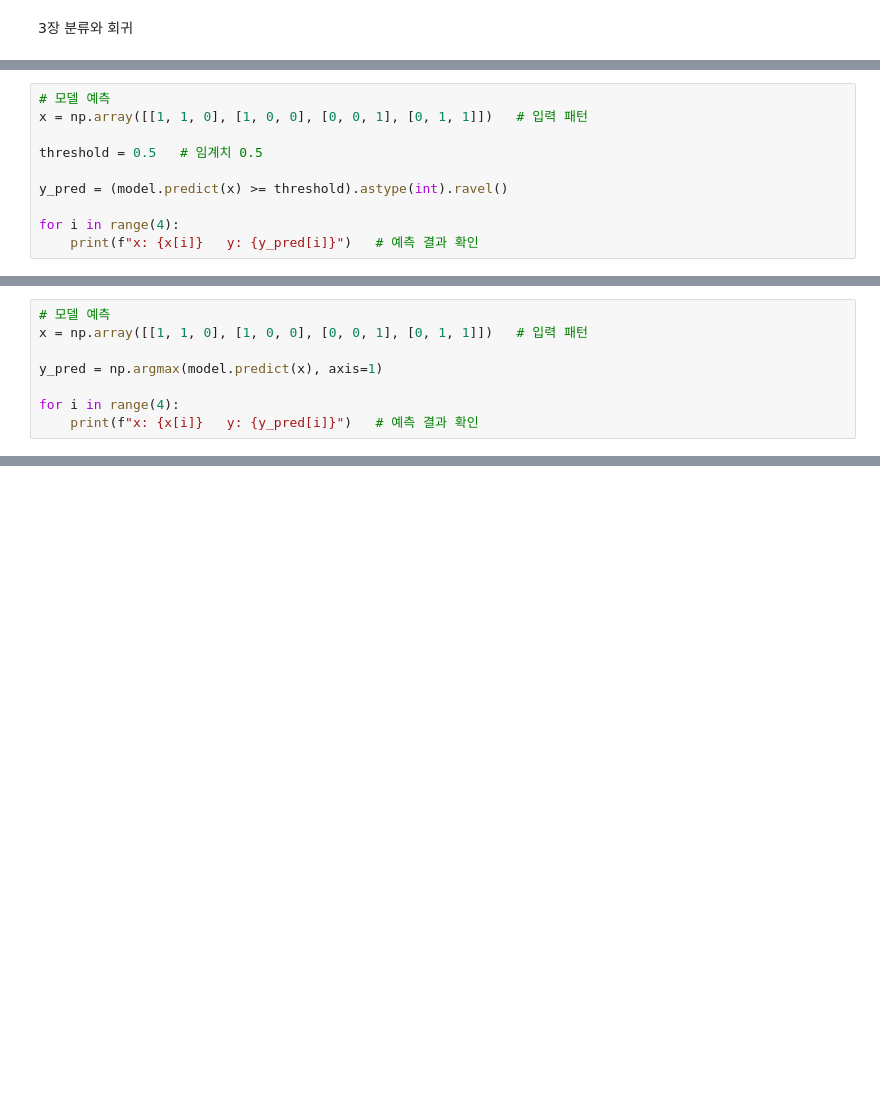
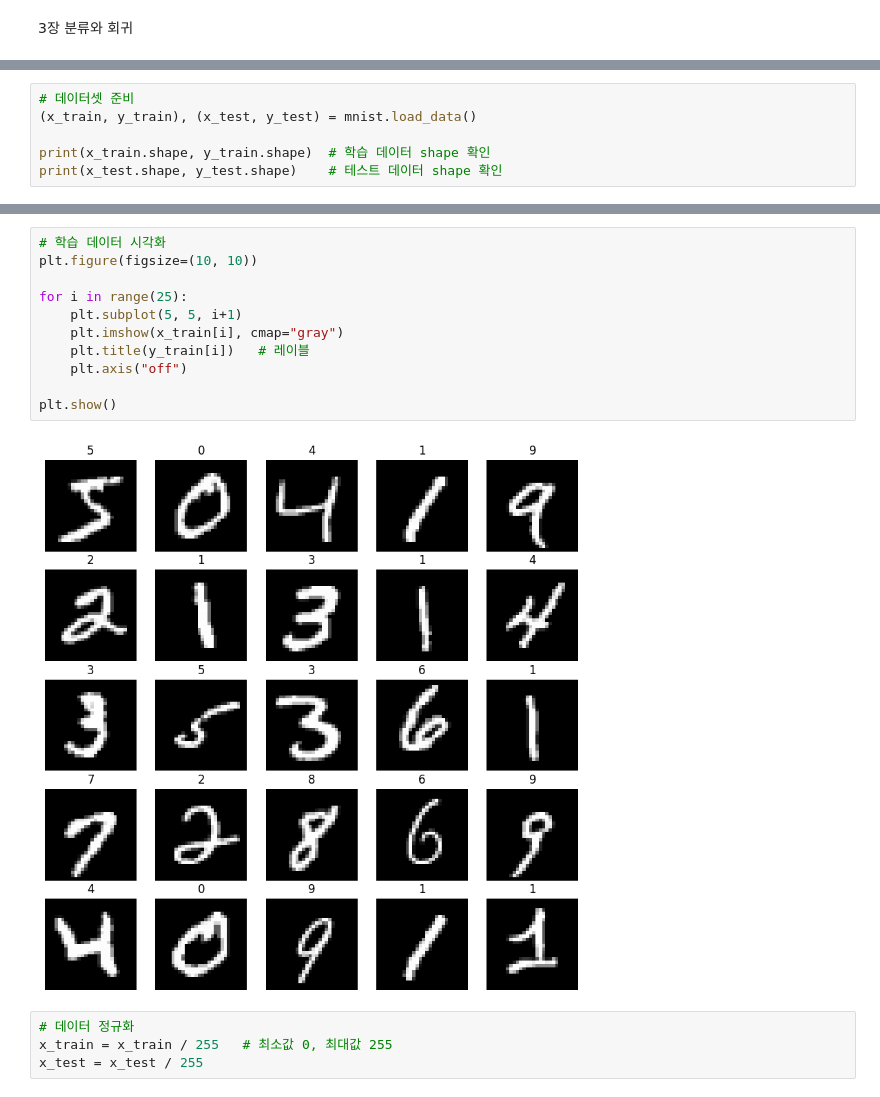
Before and after one commit to changsuk-oh/introduction-to-deep-learning, a Jupyter notebook: 3장_분류와_회귀.ipynb, the cells around one changed output, grey strips where cells are left out. Saved outputs shown, nothing was run; the diff lists cells and outputs as text; blank space fills up the shorter version.

```diff
--- a/3장_분류와_회귀.ipynb
+++ b/3장_분류와_회귀.ipynb
@@ -64,10 +2,0 @@ plt.show()
-# %%
-# 모델 예측
-x = np.array([[1, 1, 0], [1, 0, 0], [0, 0, 1], [0, 1, 1]])   # 입력 패턴
-
-threshold = 0.5   # 임계치 0.5
-
-y_pred = (model.predict(x) >= threshold).astype(int).ravel()
-
-for i in range(4):
-    print(f"x: {x[i]}   y: {y_pred[i]}")   # 예측 결과 확인
@@ -111,8 +2,0 @@ history = model.fit(x_train, y_train,   # 학습 데이터
-# %%
-# 모델 예측
-x = np.array([[1, 1, 0], [1, 0, 0], [0, 0, 1], [0, 1, 1]])   # 입력 패턴
-
-y_pred = np.argmax(model.predict(x), axis=1)
-
-for i in range(4):
-    print(f"x: {x[i]}   y: {y_pred[i]}")   # 예측 결과 확인
@@ -228,0 +15,6 @@ array([[ 3.4592135],
+# %%
+# 데이터셋 준비
+(x_train, y_train), (x_test, y_test) = mnist.load_data()
+
+print(x_train.shape, y_train.shape)  # 학습 데이터 shape 확인
+print(x_test.shape, y_test.shape)    # 테스트 데이터 shape 확인
@@ -228,0 +26,17 @@ array([[ 3.4592135],
+# %%
+# 학습 데이터 시각화
+plt.figure(figsize=(10, 10))
+
+for i in range(25):
+    plt.subplot(5, 5, i+1)
+    plt.imshow(x_train[i], cmap="gray")
+    plt.title(y_train[i])   # 레이블
+    plt.axis("off")
+
+plt.show()
+# %% [output]
+[figure, added]
+# %%
+# 데이터 정규화
+x_train = x_train / 255   # 최소값 0, 최대값 255
+x_test = x_test / 255
```
Also changed, not shown: parts of 49 cells of this notebook, 14 other files.
